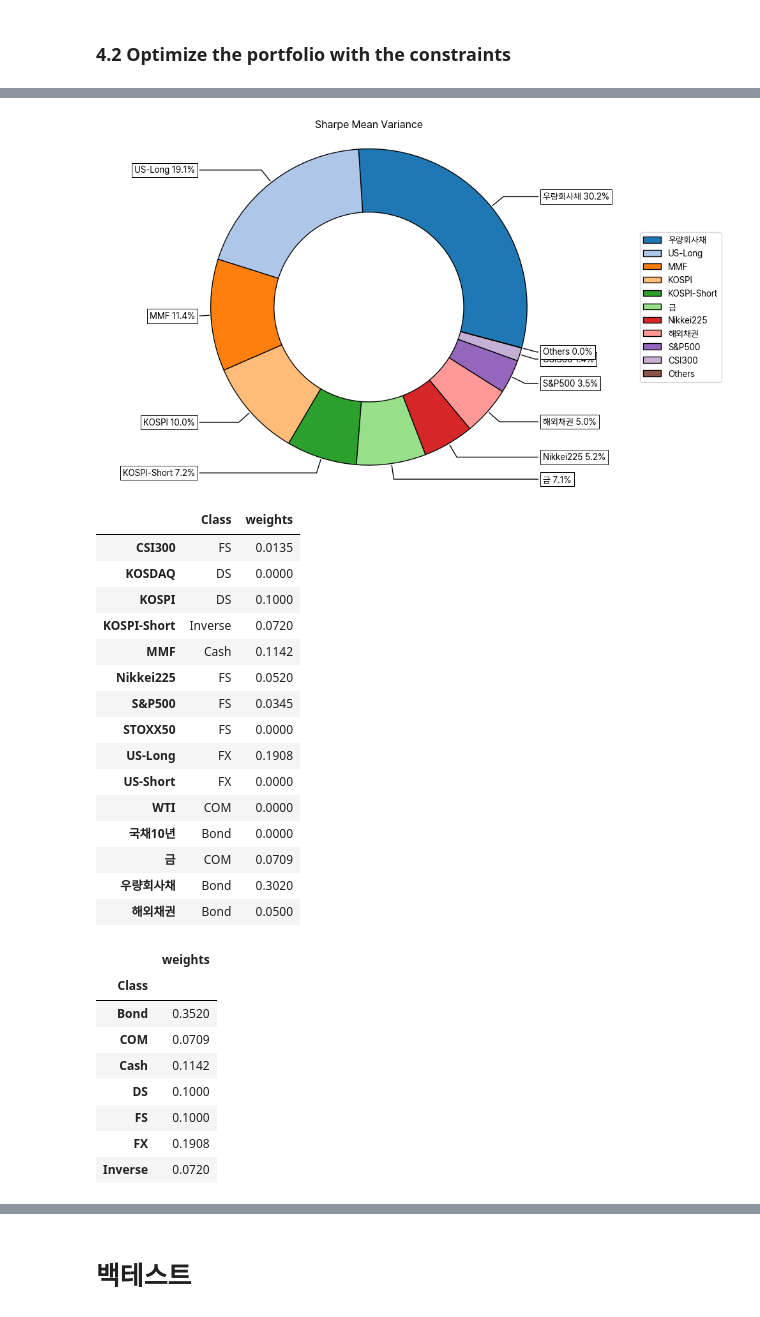
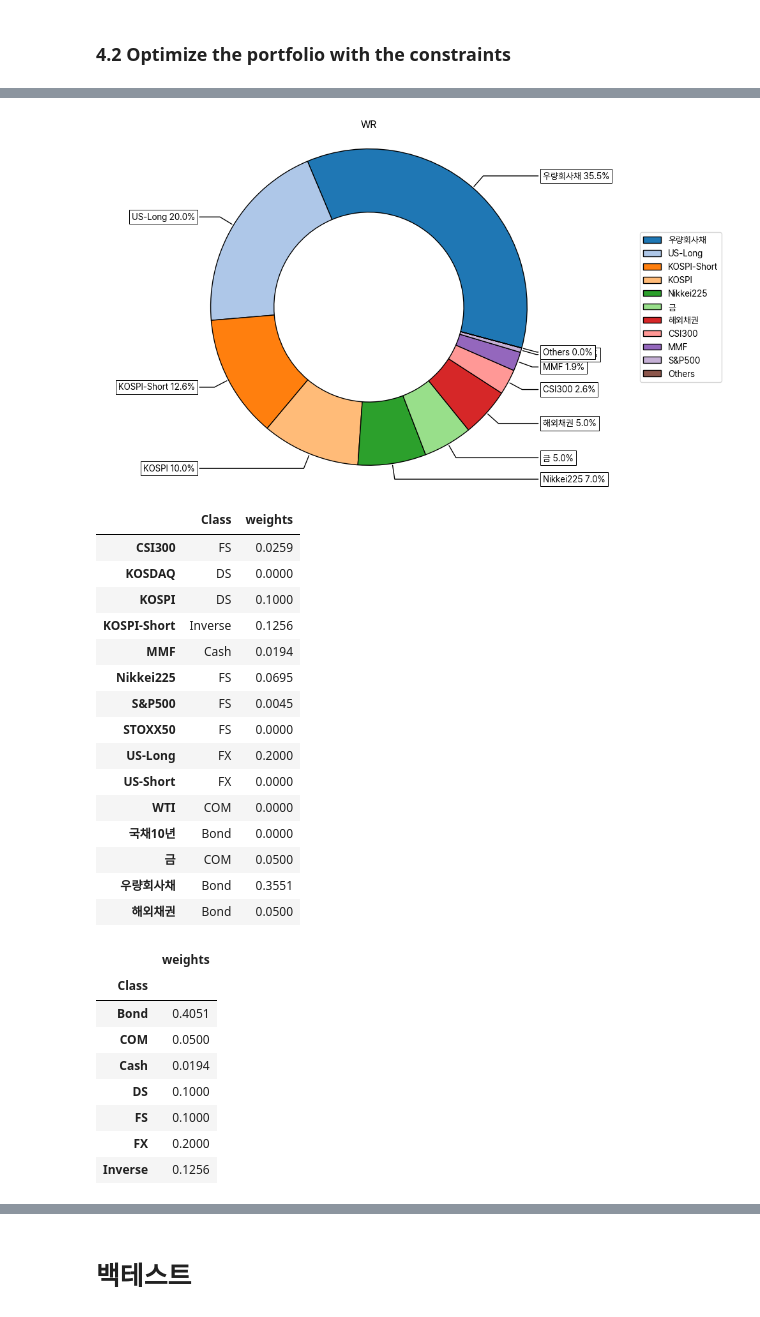
Before and after one commit to ChoiInYeol/KHU-FELAB-DBGAPS, a Jupyter notebook: DB-GAPS_MeanRisk.ipynb, the cells around one changed output, grey strips where cells are left out. Drawn from its saved outputs; the diff is of its cells as text; code cells hidden in the pictures.

```diff
--- a/DB-GAPS_MeanRisk.ipynb
+++ b/DB-GAPS_MeanRisk.ipynb
@@ -40,31 +40,27 @@ start = '2010-01-01'
 end = '2023-05-31'
 
 # Tickers of assets
-ticker_labes = {
+ticker_labels = {
     'ticker': ['^KS200', '229200.KS', '^GSPC', '^STOXX50E', '^N225', '000300.SS', '148070.KS', '136340.KS', 'HYG', 'GC=F', 'CL=F', '114800.KS', '138230.KS', '139660.KS', '130730.KS'],
     'labels': ['KOSPI', 'KOSDAQ', 'S&P500', 'STOXX50', 'Nikkei225', 'CSI300', '국채10년', '우량회사채', '해외채권', '금', 'WTI', 'KOSPI-Short', 'US-Long', 'US-Short', 'MMF']
 }
 
+new_dict = dict(zip(ticker_labels["ticker"], ticker_labels["labels"]))
+
 # Downloading data
-data = yf.download(ticker_labes['ticker'], start = start, end = end)
-data = data.loc[:,('Adj Close', slice(None))]
+data = yf.download(ticker_labels['ticker'], start = start, end = end)
+data = data.loc[:,('Close', slice(None))]
+data = data.rename(columns=new_dict)
 
-column_names = data.columns
-matched_columns = [(label, ticker_labes['labels'][ticker_labes['ticker'].index(ticker)]) for label, ticker in column_names]
-
-# Convert matched_columns to a pandas MultiIndex
-matched_columns = pd.MultiIndex.from_tuples(matched_columns)
-
-# Assign the matched columns to the prices dataframe
-data.columns = matched_columns
 data.columns = data.columns.droplevel(level=0)
-
 data = data.drop('CSI300', axis=1)
 data = data.merge(CSI300[['CSI300']], left_index=True, right_index=True, how='left')
 
 # Print the merged DataFrame
 data = data.sort_index(axis=1)
 data = data.dropna()
+
+assets = data.columns
 # %% [output]
 [*********************100%***********************]  15 of 15 completed
 # %%
@@ -377,7 +242,7 @@ port.ainequality = A
 port.binequality = B
 
 model = 'Classic'
-rm = 'MV'
+rm = 'WR'
 obj = 'Sharpe'
 rf = 0
 
@@ -390,8 +255,8 @@ display(w.T)
 # %%
-ax = rp.plot_pie(w=w, title='Sharpe Mean Variance', others=0.01, nrow=25, cmap = "tab20",
+ax = rp.plot_pie(w=w, title='WR', others=0.001, nrow=25, cmap = "tab20",
                  height=6, width=10, ax=None)
 # %% [output]
-[figure, old version]
+[figure, new version]
 # %%
 w_classes = pd.concat([asset_classes.set_index('Assets'), w], axis=1)
 display(w_classes)
@@ -400,30 +265,30 @@ w_classes = w_classes.groupby(['Class']).sum()
 display(w_classes)
 # %% [output]
 |  | Class | weights |
-| CSI300 | FS | 0.0135 |
+| CSI300 | FS | 0.0259 |
 | KOSDAQ | DS | 0.0000 |
 | KOSPI | DS | 0.1000 |
-| KOSPI-Short | Inverse | 0.0720 |
-| MMF | Cash | 0.1142 |
-| Nikkei225 | FS | 0.0520 |
-| S&P500 | FS | 0.0345 |
+| KOSPI-Short | Inverse | 0.1256 |
+| MMF | Cash | 0.0194 |
+| Nikkei225 | FS | 0.0695 |
+| S&P500 | FS | 0.0045 |
 | STOXX50 | FS | 0.0000 |
-| US-Long | FX | 0.1908 |
+| US-Long | FX | 0.2000 |
 | US-Short | FX | 0.0000 |
 | WTI | COM | 0.0000 |
 | 국채10년 | Bond | 0.0000 |
-| 금 | COM | 0.0709 |
-| 우량회사채 | Bond | 0.3020 |
+| 금 | COM | 0.0500 |
+| 우량회사채 | Bond | 0.3551 |
 | 해외채권 | Bond | 0.0500 |
 |  | weights |
 | Class |  |
-| Bond | 0.3520 |
-| COM | 0.0709 |
-| Cash | 0.1142 |
+| Bond | 0.4051 |
+| COM | 0.0500 |
+| Cash | 0.0194 |
 | DS | 0.1000 |
 | FS | 0.1000 |
-| FX | 0.1908 |
-| Inverse | 0.0720 |
+| FX | 0.2000 |
+| Inverse | 0.1256 |
 # %%
 ax = rp.plot_pie(w=w_classes, title='Sharpe Mean Variance', others=0.05, nrow=25,
                  cmap = "tab20", height=6, width=10, ax=None)
```
Also changed, not shown: parts of 33 cells of this notebook, 1 other file.
